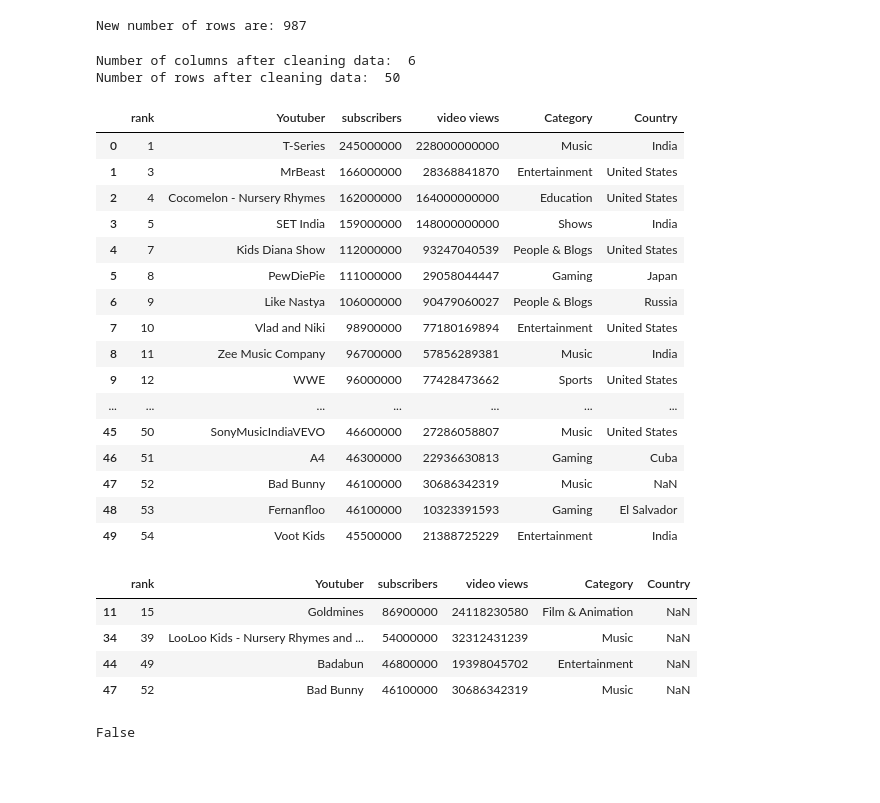
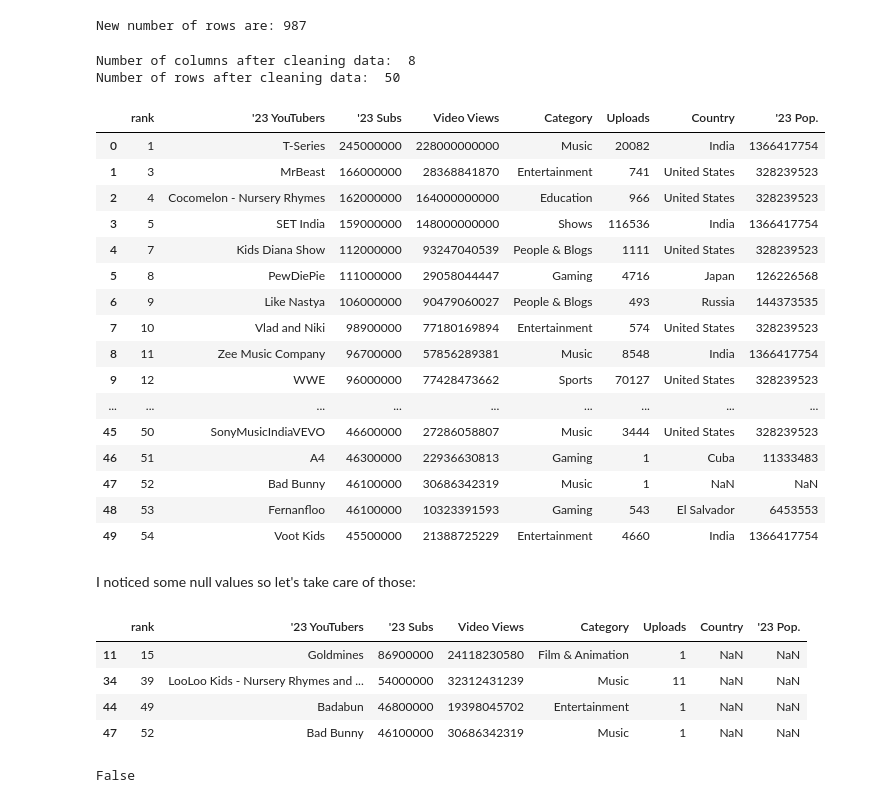
Before and after one commit to metguy/trending_youtubers, a Jupyter notebook: 2023_YouTuber_Analysis.ipynb, the cells around one changed output. Cells and saved outputs as stored; diff of their text form; code cells hidden in the pictures; blank space fills up the shorter version.

```diff
--- a/2023_YouTuber_Analysis.ipynb
+++ b/2023_YouTuber_Analysis.ipynb
@@ -50,10 +50,10 @@ array(['rank', 'Youtuber', 'subscribers', 'video views', 'Category',
       dtype=object)
 # %%
 #narrow down to only necessary columns
-df_oldstats = df_oldstats.drop(columns = ['Title', 'uploads', 'Abbreviation', 'channel_type', 'video_views_rank', 'country_rank', 'channel_type_rank',
+df_oldstats = df_oldstats.drop(columns = ['Title', 'Abbreviation', 'channel_type', 'video_views_rank', 'country_rank', 'channel_type_rank',
                                           'video_views_for_the_last_30_days', 'lowest_monthly_earnings', 'highest_monthly_earnings',
                                           'lowest_yearly_earnings', 'highest_yearly_earnings', 'subscribers_for_last_30_days', 'created_year',
-                                          'created_month', 'created_date', 'Gross tertiary education enrollment (%)', 'Population',
+                                          'created_month', 'created_date', 'Gross tertiary education enrollment (%)',
                                           'Unemployment rate', 'Urban_population', 'Latitude', 'Longitude'])
 
 #remove rows where zero and null values are since our focus is on singular content creators and then display new number of rows
@@ -65,50 +65,60 @@ New number of rows are: 987
 # %%
 #drop rows to shorten data to the top 50 youtubers
 df_oldstats.drop(df_oldstats.index[range(50, 987)], axis=0, inplace=True)
 
 #reset index and drop old one
 df_oldstats = df_oldstats.reset_index(drop=True)
 
 #displaying cleaned up dataset along with narrowed down cols and rows
 cols = len(df_oldstats.axes[1])
 rows = len(df_oldstats.axes[0])
 print("Number of columns after cleaning data: ", cols)
 print("Number of rows after cleaning data: ", rows)
 
 #set the dataframe options to suppress scientifc notation by setting float_format and then display ALL cols and rows
 pd.options.display.float_format = '{:.0f}'.format
 pd.set_option('display.max_rows', None)
 pd.set_option('display.max_columns', None)
+
+#rename columns for time period
+df_oldstats = df_oldstats.rename(columns = {"Youtuber":"'23 YouTubers",
+                                 "subscribers":"'23 Subs",
+                                 "video views":"Video Views",
+                                 "uploads":"Uploads",
+                                 "Population":"'23 Pop."})
+
 df_oldstats.head(None)
 # %% [output]
-Number of columns after cleaning data:  6
+Number of columns after cleaning data:  8
 Number of rows after cleaning data:  50
-|  | rank | Youtuber | subscribers | video views | Category | Country |
-| 0 | 1 | T-Series | 245000000 | 228000000000 | Music | India |
-| 1 | 3 | MrBeast | 166000000 | 28368841870 | Entertainment | United States |
-| 2 | 4 | Cocomelon - Nursery Rhymes | 162000000 | 164000000000 | Education | United States |
-| 3 | 5 | SET India | 159000000 | 148000000000 | Shows | India |
-| 4 | 7 | Kids Diana Show | 112000000 | 93247040539 | People & Blogs | United States |
-| 5 | 8 | PewDiePie | 111000000 | 29058044447 | Gaming | Japan |
-| 6 | 9 | Like Nastya | 106000000 | 90479060027 | People & Blogs | Russia |
-| 7 | 10 | Vlad and Niki | 98900000 | 77180169894 | Entertainment | United States |
-| 8 | 11 | Zee Music Company | 96700000 | 57856289381 | Music | India |
-| 9 | 12 | WWE | 96000000 | 77428473662 | Sports | United States |
-| ... | ... | ... | ... | ... | ... | ... |
-| 45 | 50 | SonyMusicIndiaVEVO | 46600000 | 27286058807 | Music | United States |
-| 46 | 51 | A4 | 46300000 | 22936630813 | Gaming | Cuba |
-| 47 | 52 | Bad Bunny | 46100000 | 30686342319 | Music | NaN |
-| 48 | 53 | Fernanfloo | 46100000 | 10323391593 | Gaming | El Salvador |
-| 49 | 54 | Voot Kids | 45500000 | 21388725229 | Entertainment | India |
+|  | rank | '23 YouTubers | '23 Subs | Video Views | Category | Uploads | Country | '23 Pop. |
+| 0 | 1 | T-Series | 245000000 | 228000000000 | Music | 20082 | India | 1366417754 |
+| 1 | 3 | MrBeast | 166000000 | 28368841870 | Entertainment | 741 | United States | 328239523 |
+| 2 | 4 | Cocomelon - Nursery Rhymes | 162000000 | 164000000000 | Education | 966 | United States | 328239523 |
+| 3 | 5 | SET India | 159000000 | 148000000000 | Shows | 116536 | India | 1366417754 |
+| 4 | 7 | Kids Diana Show | 112000000 | 93247040539 | People & Blogs | 1111 | United States | 328239523 |
+| 5 | 8 | PewDiePie | 111000000 | 29058044447 | Gaming | 4716 | Japan | 126226568 |
+| 6 | 9 | Like Nastya | 106000000 | 90479060027 | People & Blogs | 493 | Russia | 144373535 |
+| 7 | 10 | Vlad and Niki | 98900000 | 77180169894 | Entertainment | 574 | United States | 328239523 |
+| 8 | 11 | Zee Music Company | 96700000 | 57856289381 | Music | 8548 | India | 1366417754 |
+| 9 | 12 | WWE | 96000000 | 77428473662 | Sports | 70127 | United States | 328239523 |
+| ... | ... | ... | ... | ... | ... | ... | ... | ... |
+| 45 | 50 | SonyMusicIndiaVEVO | 46600000 | 27286058807 | Music | 3444 | United States | 328239523 |
+| 46 | 51 | A4 | 46300000 | 22936630813 | Gaming | 1 | Cuba | 11333483 |
+| 47 | 52 | Bad Bunny | 46100000 | 30686342319 | Music | 1 | NaN | NaN |
+| 48 | 53 | Fernanfloo | 46100000 | 10323391593 | Gaming | 543 | El Salvador | 6453553 |
+| 49 | 54 | Voot Kids | 45500000 | 21388725229 | Entertainment | 4660 | India | 1366417754 |
+# %% [markdown]
+I noticed some null values so let's take care of those:
 # %%
 #creating boolean mask to find null values based on rows
 boo_mask = df_oldstats.isnull().any(axis=1)
 null_rows = df_oldstats[boo_mask]
 null_rows.head(None)
 # %% [output]
-|  | rank | Youtuber | subscribers | video views | Category | Country |
-| 11 | 15 | Goldmines | 86900000 | 24118230580 | Film & Animation | NaN |
-| 34 | 39 | LooLoo Kids - Nursery Rhymes and ... | 54000000 | 32312431239 | Music | NaN |
-| 44 | 49 | Badabun | 46800000 | 19398045702 | Entertainment | NaN |
-| 47 | 52 | Bad Bunny | 46100000 | 30686342319 | Music | NaN |
+|  | rank | '23 YouTubers | '23 Subs | Video Views | Category | Uploads | Country | '23 Pop. |
+| 11 | 15 | Goldmines | 86900000 | 24118230580 | Film & Animation | 1 | NaN | NaN |
+| 34 | 39 | LooLoo Kids - Nursery Rhymes and ... | 54000000 | 32312431239 | Music | 11 | NaN | NaN |
+| 44 | 49 | Badabun | 46800000 | 19398045702 | Entertainment | 1 | NaN | NaN |
+| 47 | 52 | Bad Bunny | 46100000 | 30686342319 | Music | 1 | NaN | NaN |
 # %%
```
Also changed, not shown: parts of 9 cells of this notebook, 3 other files.
